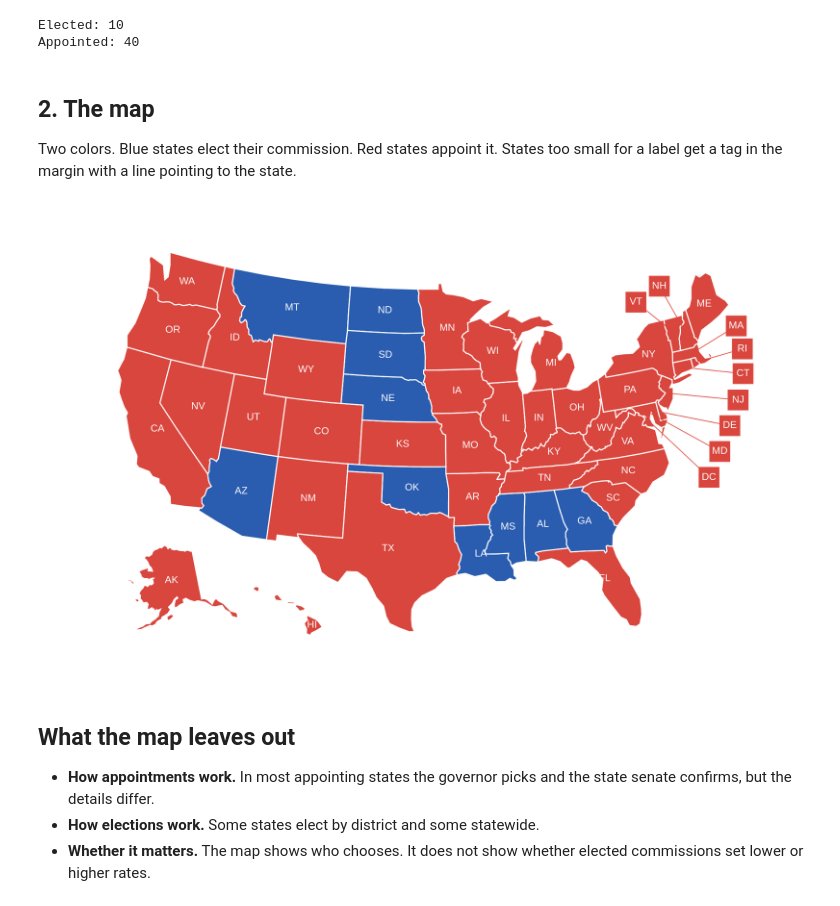
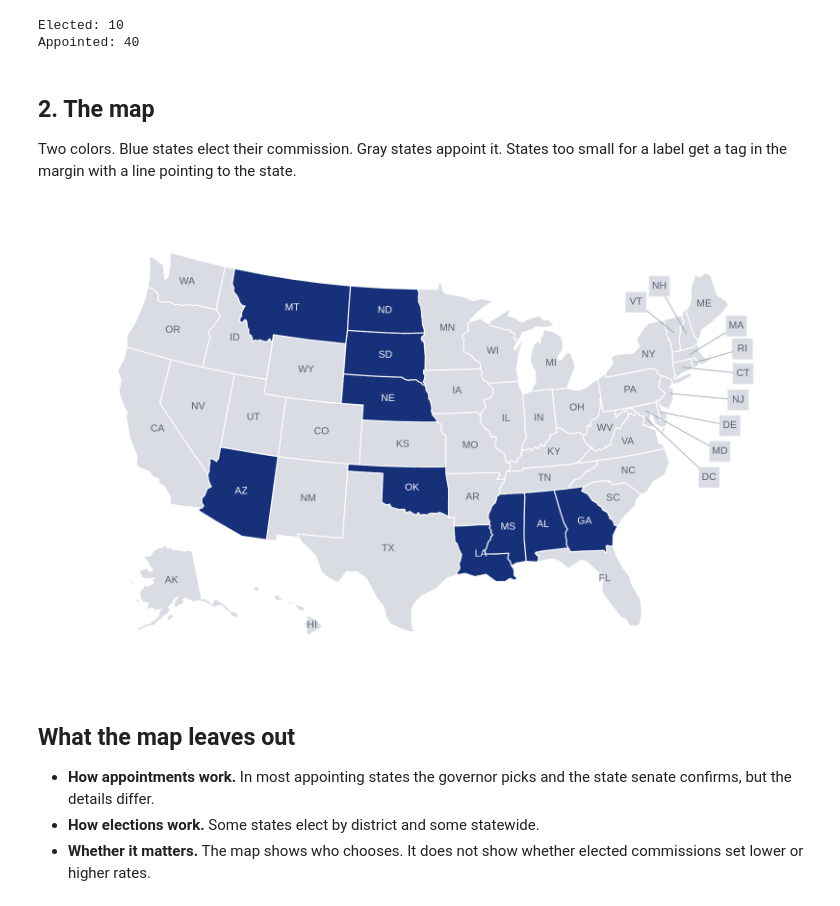
Before and after one commit to s-chall/wealth-classifier, a Jupyter notebook: visual3_who_decides.ipynb, the cells around one changed output. Saved outputs shown, nothing was run; the diff lists cells and outputs as text; code cells hidden in the pictures.

Commit message:
Visual 3: switch map back to blue and gray

```diff
--- a/visual3_who_decides.ipynb
+++ b/visual3_who_decides.ipynb
@@ -50,12 +50,12 @@ Appointed: 40
 # %% [markdown]
 ## 2. The map
 
-Two colors. Blue states elect their commission. Red states appoint it. States too small for a label get a tag in the margin with a line pointing to the state.
+Two colors. Blue states elect their commission. Gray states appoint it. States too small for a label get a tag in the margin with a line pointing to the state.
 # %%
-ELECTED_COLOR = "#2a5db0"
-APPOINTED_COLOR = "#d9463e"
-TEXT_COLOR = "white"
-LINE_COLOR = "#d9463e"
+ELECTED_COLOR = "#16307a"
+APPOINTED_COLOR = "#d9dce3"
+TEXT_COLOR = "#5a6070"
+LINE_COLOR = "#9aa0ad"
 
 map_states = list(states["state"]) + ["DC"]
 map_values = list(states["value"]) + [0]
@@ -83,7 +83,7 @@ fig.add_trace(go.Scattergeo(
     text=dark_labels["state"],
     locationmode="USA-states",
     mode="text",
-    textfont={"color": TEXT_COLOR, "size": 13},
+    textfont={"color": "white", "size": 13},
 ))
 
 fig.add_trace(go.Scattergeo(
@@ -101,34 +101,34 @@ for i in range(len(TAGS)):
         lat=[tag["state_lat"], tag["tag_lat"]],
         mode="lines",
         line={"color": LINE_COLOR, "width": 1},
     ))
 
 fig.add_trace(go.Scattergeo(
     lon=TAGS["tag_lon"],
     lat=TAGS["tag_lat"],
     text=TAGS["state"],
     mode="markers+text",
     marker={"symbol": "square", "size": 27, "color": APPOINTED_COLOR},
     textfont={"color": TEXT_COLOR, "size": 13},
     textposition="middle center",
 ))
 
 fig.update_layout(
     geo={"scope": "usa", "bgcolor": "rgba(0,0,0,0)", "showlakes": False, "showland": False},
     paper_bgcolor="rgba(0,0,0,0)",
     margin={"l": 0, "r": 0, "t": 0, "b": 0},
     showlegend=False,
     width=1000,
     height=620,
 )
 
 fig.write_image("visual3_who_decides.png", scale=2)
 fig.write_image("visual3_who_decides.svg")
 fig.write_html("visual3_who_decides.html", include_plotlyjs="cdn")
 
 Image("visual3_who_decides.png", width=800)
 # %% [output]
-[figure, old version]
+[figure, new version]
 # %% [markdown]
 ## What the map leaves out
 
```
Also changed, not shown: 3 other files.
